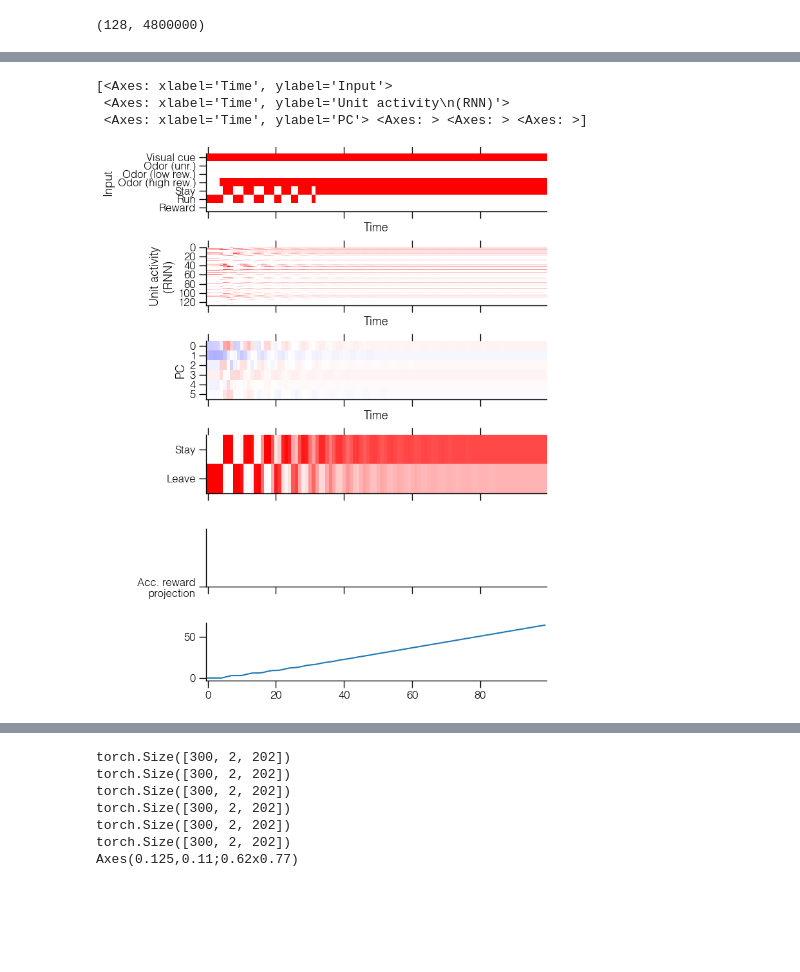
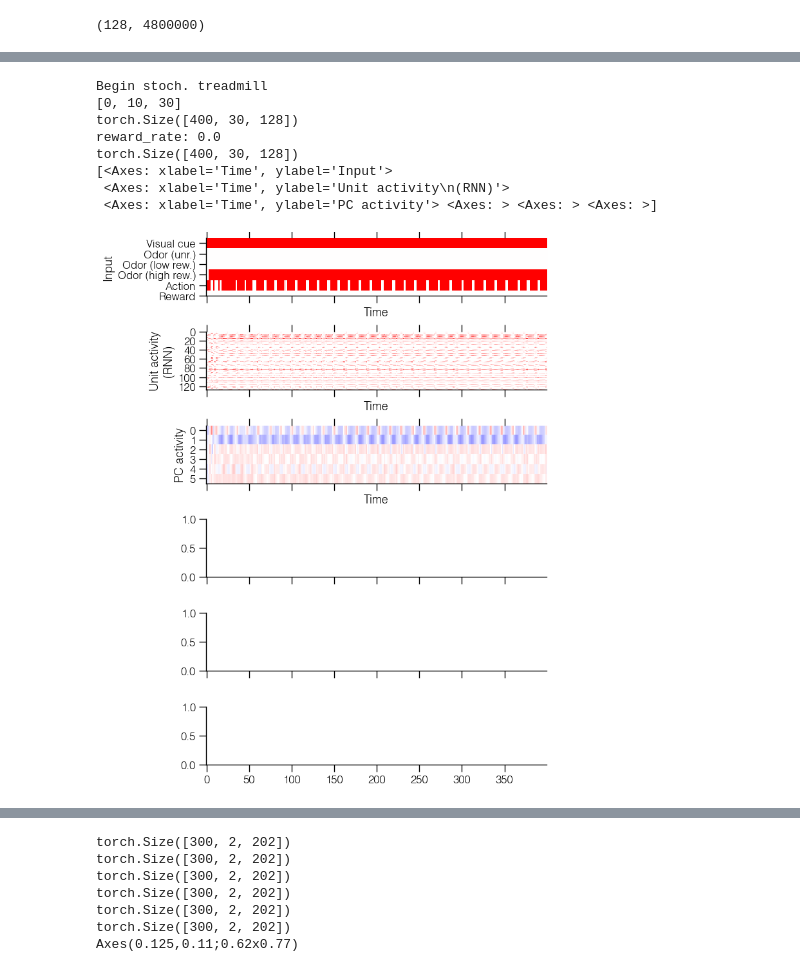
Before and after one commit to davidgbe/favorably_connected, a Jupyter notebook: code/notebooks/driving_network_with_inputs_linear.ipynb, the cells around one changed output, grey strips where cells are left out. Cells and saved outputs as stored; diff of their text form; code cells hidden in the pictures; blank space fills up the shorter version.

```diff
--- a/code/notebooks/driving_network_with_inputs_linear.ipynb
+++ b/code/notebooks/driving_network_with_inputs_linear.ipynb
@@ -270,5 +160,0 @@ def plot_exp(network, inputs, proj_vec=None, t_steps=300, action_feedback=False,
-# %%
-t_steps = 300
-inputs = torch.zeros(t_steps, network_states.shape[0], OBS_SIZE + ACTION_SIZE + 1)
-inputs[:250, :, 0] = 1
-plot_exp(network, inputs, proj_vec=None, action_feedback=True, t_steps=t_steps)
@@ -325,0 +472,14 @@ plot_exp(network, inputs, None, t_steps=t_steps, action_feedback=False)
+# %%
+t_steps = 400
+# append_pulsed_input(inputs, 2, 3, 30, 5, 2)
+pca, pc_activities = plot_exp(network, None, action_feedback=True, t_steps=t_steps, selected_trial=0, give_reward=True)
+
+scale = 0.8
+fig, axs = plt.subplots(1, 1, figsize=(6 * scale, 4 * scale))
+
+explained_variance_ratios = pca.explained_variance_ratio_
+axs.bar(np.arange(explained_variance_ratios.shape[0]), explained_variance_ratios)
+axs.set_xlim(-0.75, 10)
+axs.set_ylabel('Variance explained')
+axs.set_xlabel('PC')
+format_plot(axs)
@@ -325,0 +493,16 @@ plot_exp(network, inputs, None, t_steps=t_steps, action_feedback=False)
+# %%
+scale = 1.2
+fig, axs = plt.subplots(2, 2, figsize=(9 * scale, 7 * scale))
+
+
+for k in np.arange(0, 6, 2):
+    all_mask_off = []
+    k_x, k_y = int(k/4), int(k/2) % 2
+
+    axs[k_x, k_y].scatter(
+        pc_activities[:, 0, k],
+        pc_activities[:, 0, k+1],
+        s=10,
+        zorder=-1,
+        c='grey',
+    )
@@ -406,11 +808,16 @@ plot_exp(network, inputs, None, t_steps=t_steps, action_feedback=True)
 # %%
-t_steps = 100
-inputs = torch.zeros(t_steps, network_states.shape[0], OBS_SIZE + ACTION_SIZE + 1)
-inputs[:100, :, 0] = 1
-inputs[4:100, :, 3] = 1
-plot_exp(network, inputs, None, t_steps=t_steps, action_feedback=True)
+t_steps = 400
+inputs = np.zeros((t_steps, NUM_ENVS, 7)).astype('float32')
+inputs[..., 0] = 1
+inputs[3:, :, 3] = 1
+plot_exp(network, pca, action_feedback=True, t_steps=t_steps, inputs=inputs, selected_trial=6)
 # %% [output]
+Begin stoch. treadmill
+[0, 10, 30]
+torch.Size([400, 30, 128])
+reward_rate: 0.0
+torch.Size([400, 30, 128])
 [<Axes: xlabel='Time', ylabel='Input'>
  <Axes: xlabel='Time', ylabel='Unit activity\n(RNN)'>
- <Axes: xlabel='Time', ylabel='PC'> <Axes: > <Axes: > <Axes: >]
+ <Axes: xlabel='Time', ylabel='PC activity'> <Axes: > <Axes: > <Axes: >]
-[figure, old version]
+[figure, new version]
```
Also changed, not shown: parts of 46 cells of this notebook, 23 other files.
